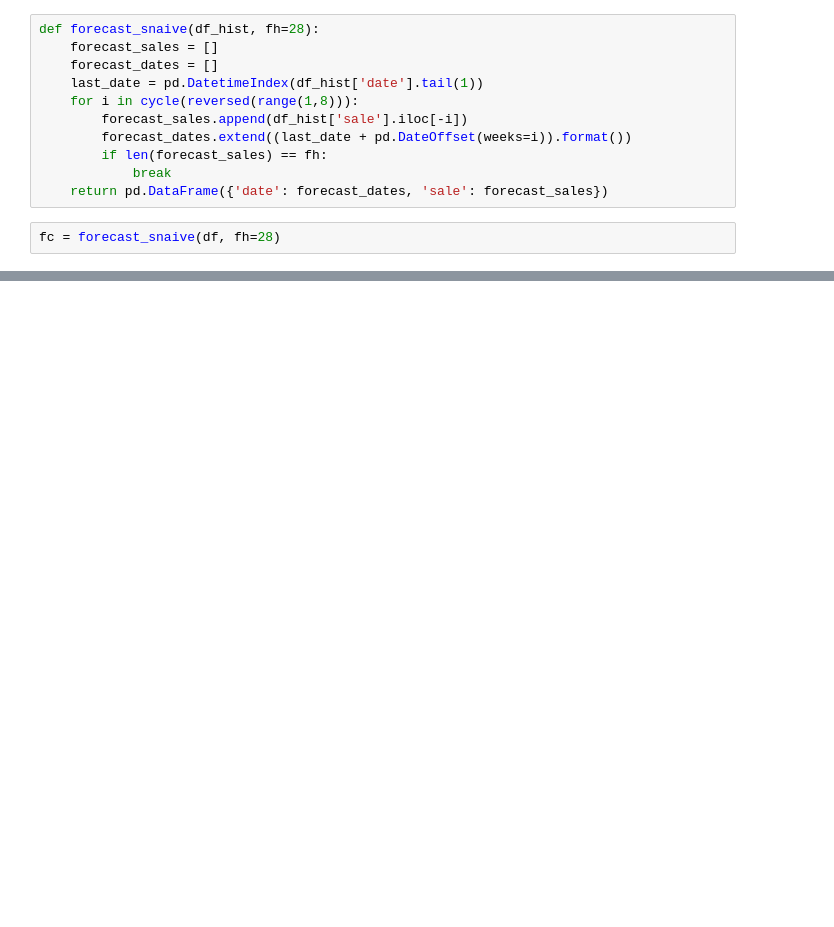
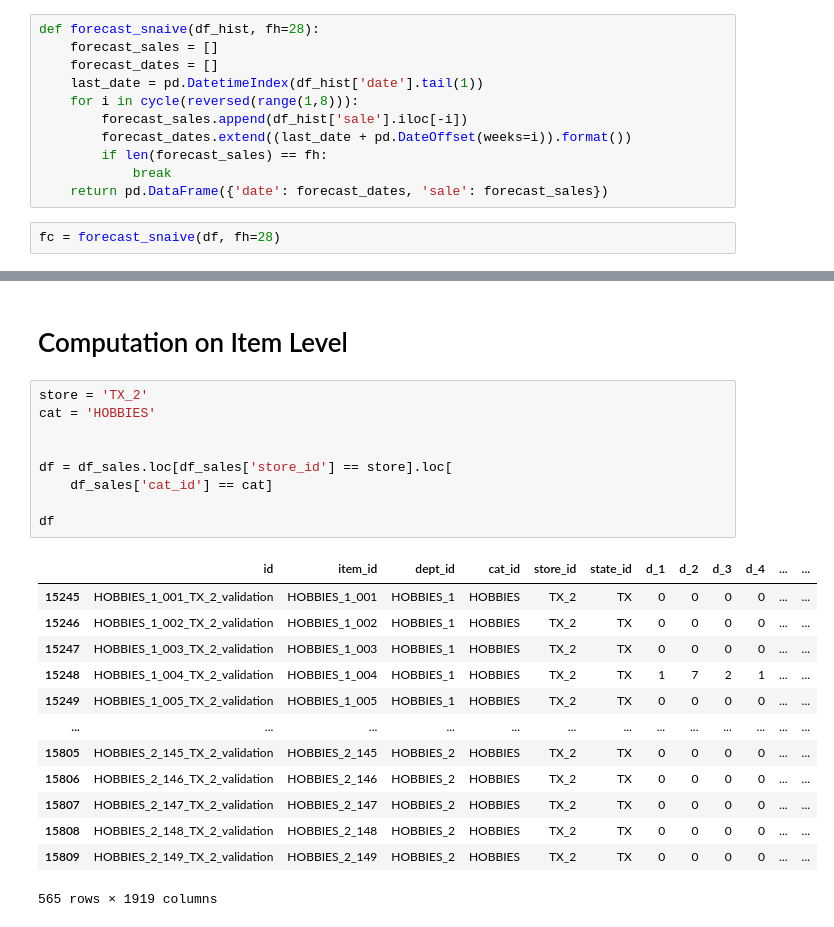
Before and after one commit to dominicdoerig/predicting-sales-data, a Jupyter notebook: m5_challenge/02_forecasting_snaive.ipynb, the cells around one changed output, grey strips where cells are left out. Drawn from its saved outputs; the diff is of its cells as text; blank space fills up the shorter version.

Commit message:
snaive on item level added

```diff
--- a/m5_challenge/02_forecasting_snaive.ipynb
+++ b/m5_challenge/02_forecasting_snaive.ipynb
@@ -71,0 +74,25 @@ df
+# %% [markdown]
+# Computation on Item Level
+# %%
+store = 'TX_2'
+cat = 'HOBBIES'
+
+
+df = df_sales.loc[df_sales['store_id'] == store].loc[
+    df_sales['cat_id'] == cat]
+
+df
+# %% [output]
+|  | id | item_id | dept_id | cat_id | store_id | state_id | d_1 | d_2 | d_3 | d_4 | ... | ... |
+| 15245 | HOBBIES_1_001_TX_2_validation | HOBBIES_1_001 | HOBBIES_1 | HOBBIES | TX_2 | TX | 0 | 0 | 0 | 0 | ... | ... |
+| 15246 | HOBBIES_1_002_TX_2_validation | HOBBIES_1_002 | HOBBIES_1 | HOBBIES | TX_2 | TX | 0 | 0 | 0 | 0 | ... | ... |
+| 15247 | HOBBIES_1_003_TX_2_validation | HOBBIES_1_003 | HOBBIES_1 | HOBBIES | TX_2 | TX | 0 | 0 | 0 | 0 | ... | ... |
+| 15248 | HOBBIES_1_004_TX_2_validation | HOBBIES_1_004 | HOBBIES_1 | HOBBIES | TX_2 | TX | 1 | 7 | 2 | 1 | ... | ... |
+| 15249 | HOBBIES_1_005_TX_2_validation | HOBBIES_1_005 | HOBBIES_1 | HOBBIES | TX_2 | TX | 0 | 0 | 0 | 0 | ... | ... |
+| ... | ... | ... | ... | ... | ... | ... | ... | ... | ... | ... | ... | ... |
+| 15805 | HOBBIES_2_145_TX_2_validation | HOBBIES_2_145 | HOBBIES_2 | HOBBIES | TX_2 | TX | 0 | 0 | 0 | 0 | ... | ... |
+| 15806 | HOBBIES_2_146_TX_2_validation | HOBBIES_2_146 | HOBBIES_2 | HOBBIES | TX_2 | TX | 0 | 0 | 0 | 0 | ... | ... |
+| 15807 | HOBBIES_2_147_TX_2_validation | HOBBIES_2_147 | HOBBIES_2 | HOBBIES | TX_2 | TX | 0 | 0 | 0 | 0 | ... | ... |
+| 15808 | HOBBIES_2_148_TX_2_validation | HOBBIES_2_148 | HOBBIES_2 | HOBBIES | TX_2 | TX | 0 | 0 | 0 | 0 | ... | ... |
+| 15809 | HOBBIES_2_149_TX_2_validation | HOBBIES_2_149 | HOBBIES_2 | HOBBIES | TX_2 | TX | 0 | 0 | 0 | 0 | ... | ... |
+565 rows × 1919 columns
```
Also changed, not shown: parts of 6 cells of this notebook.
